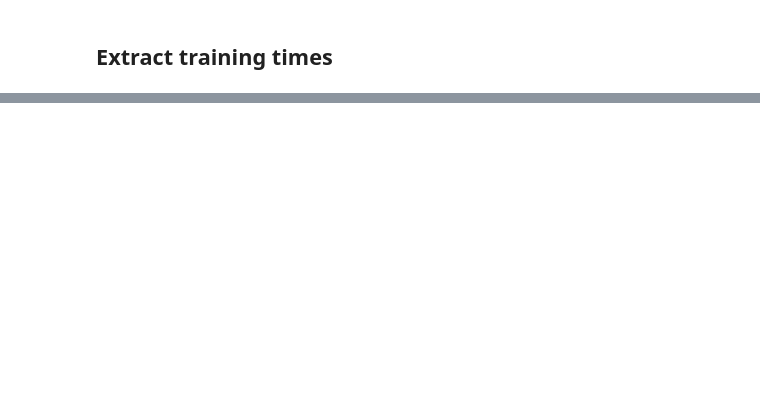
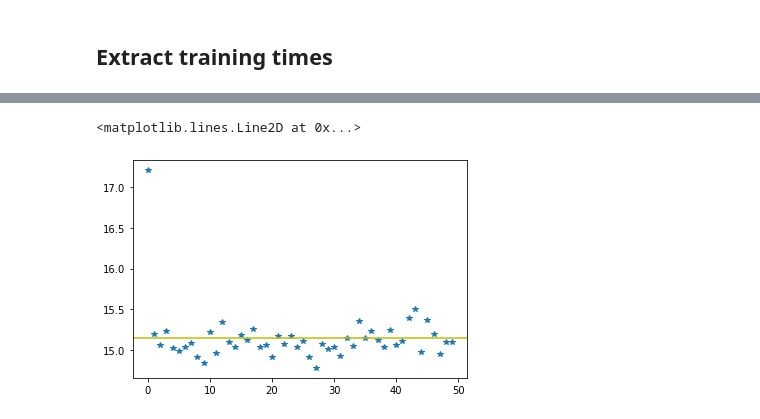
Before and after one commit to vmos1/lbann_cosmogan, a Jupyter notebook: 3_analysis/1_extract_timings.ipynb, the cells around one changed output, grey strips where cells are left out. Drawn from its saved outputs; the diff is of its cells as text; code cells hidden in the pictures; blank space fills up the shorter version.

```diff
--- a/3_analysis/1_extract_timings.ipynb
+++ b/3_analysis/1_extract_timings.ipynb
@@ -72,0 +171,9 @@ Mean times: 57.78165 6.438641
+# %%
+### Plot individual times
+plt.figure()
+y=df[df.job_strg=='1_4_4'].train_arr.values[0]
+plt.plot(y,linestyle='',marker='*')
+plt.axhline(np.mean(y),color='y')
+# %% [output]
+<matplotlib.lines.Line2D at 0x...>
+[figure, added]
```
Also changed, not shown: parts of 8 cells of this notebook, 12 other files.
